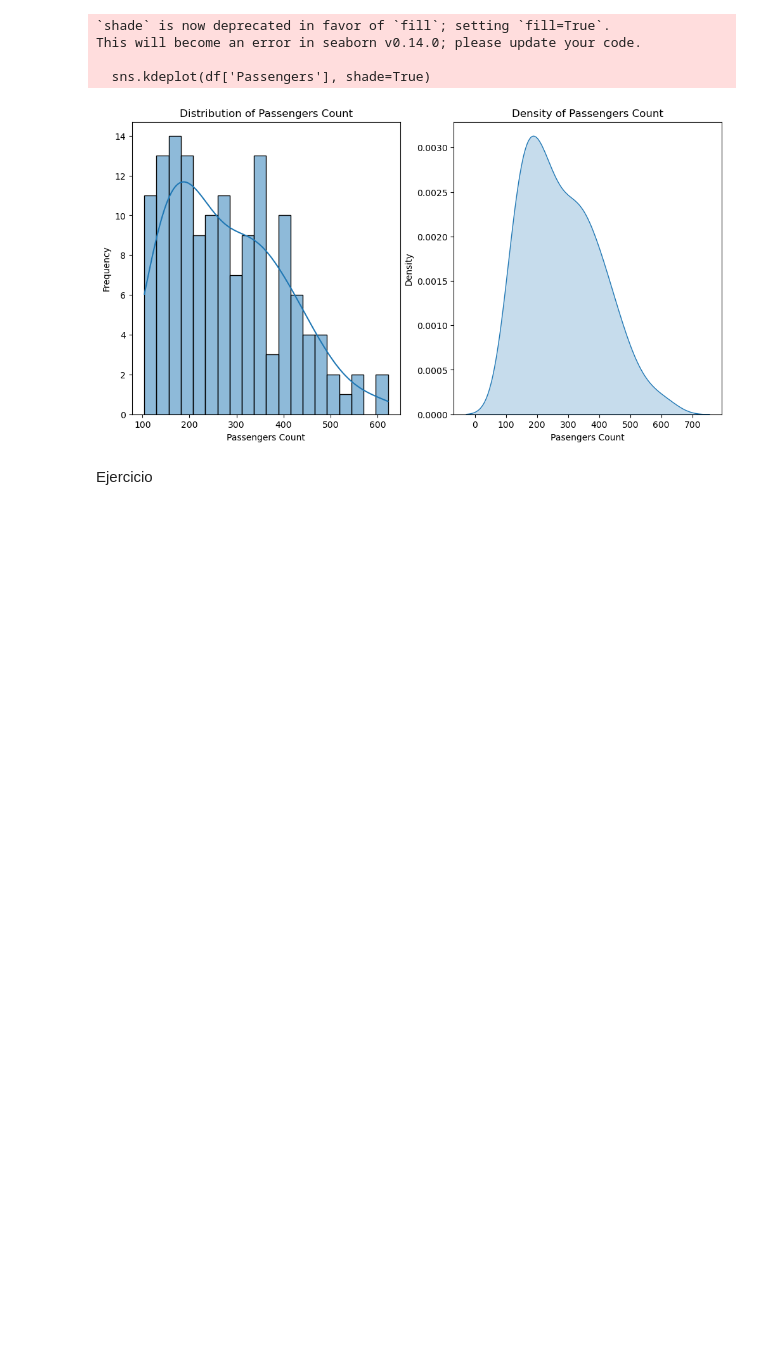
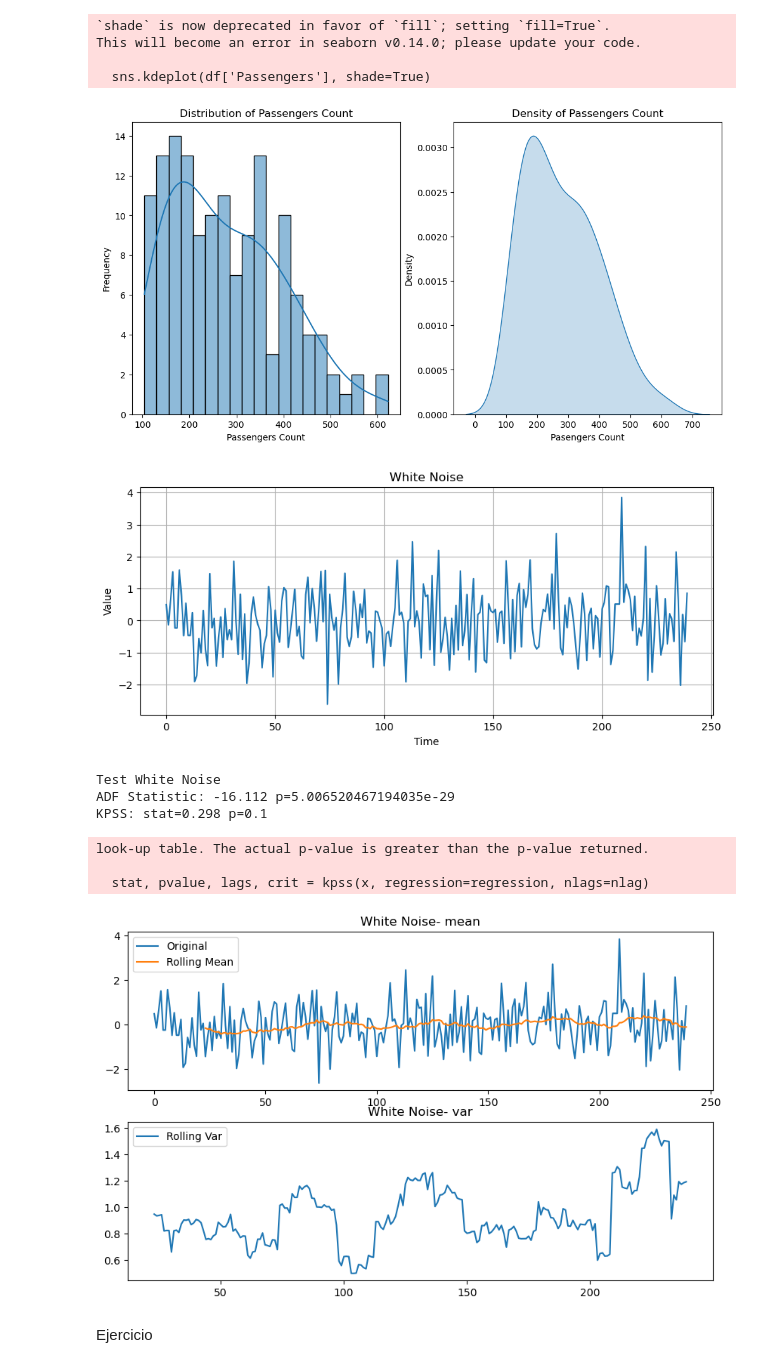
Before and after one commit to LeriAx75/AI_M2, a Jupyter notebook: Parte 2/series de tiempo/seriesTiempo.ipynb, the cells around one changed output. Drawn from its saved outputs; the diff is of its cells as text; code cells hidden in the pictures; blank space fills up the shorter version.

```diff
--- a/Parte 2/series de tiempo/seriesTiempo.ipynb
+++ b/Parte 2/series de tiempo/seriesTiempo.ipynb
@@ -81,3 +127,26 @@ This will become an error in seaborn v0.14.0; please update your code.
+# %%
+n = 240 #meses
+t = np.arange(n)
+
+#stationary: white noise
+white_noise = pd.Series(np.random.normal(0,1,n))
+
+#no estacionaria
+trend = .02 * t
+trended = pd.Series(trend +np.random.normal(0, 1, n))
+# %%
+plot_series(white_noise, 'White Noise')
+print_test(white_noise, 'White Noise')
+rolling_mean_var(white_noise, title='White Noise')
+# %% [output]
+[figure, added]
+Test White Noise
+ADF Statistic: -16.112 p=5.006520467194035e-29
+KPSS: stat=0.298 p=0.1
+look-up table. The actual p-value is greater than the p-value returned.
+
+  stat, pvalue, lags, crit = kpss(x, regression=regression, nlags=nlag)
+[figure, added]
 # %% [markdown]
 Ejercicio
 # %%
```
Also changed, not shown: parts of 4 cells of this notebook.
